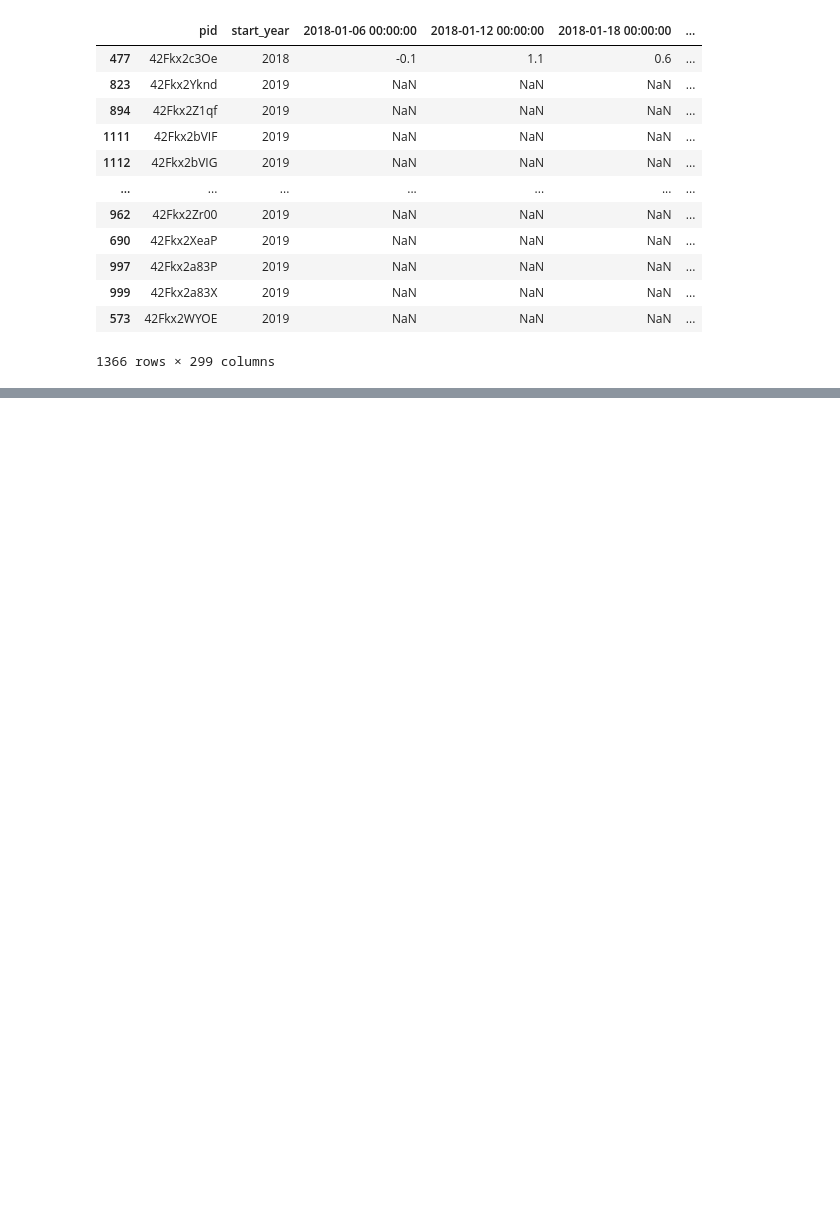
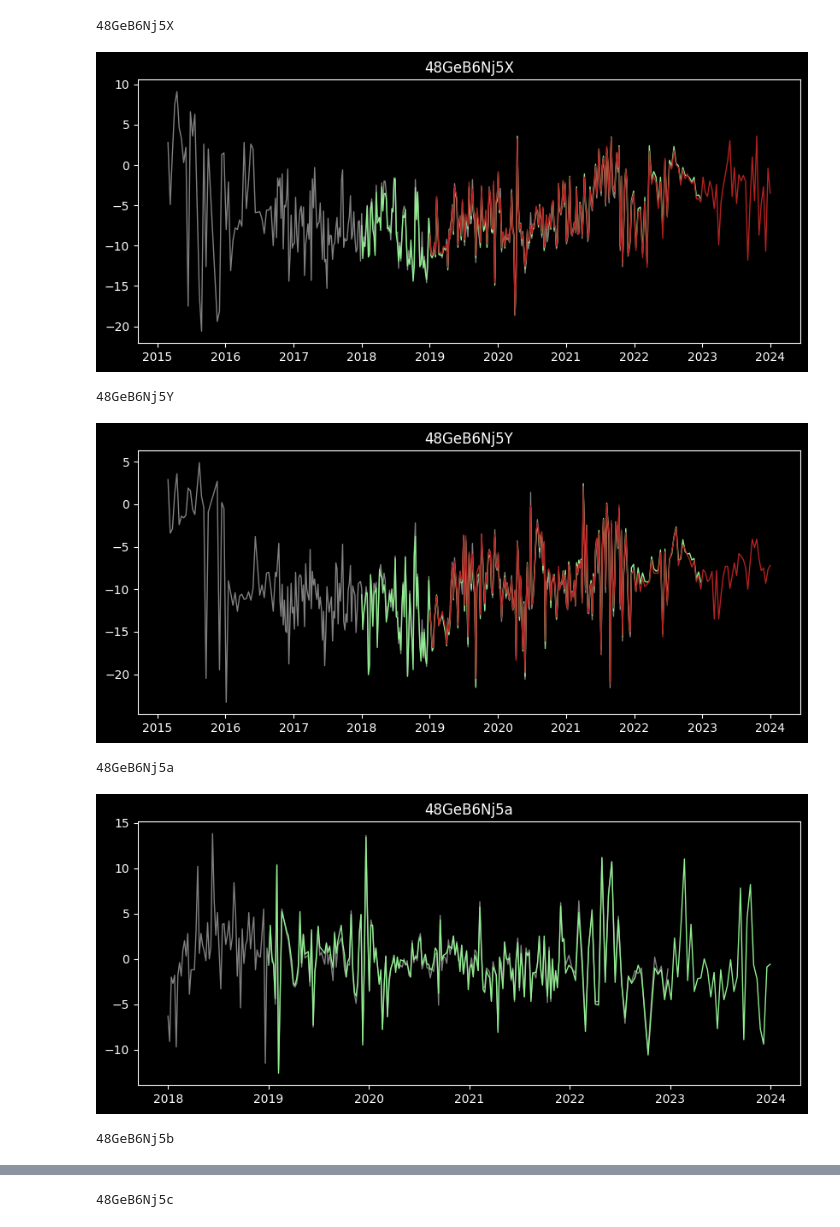
Before and after one commit to ekngaize/insar_infrastructure, a Jupyter notebook: main_ts_assembling.ipynb, the cells around one changed output, grey strips where cells are left out. Drawn from its saved outputs; the diff is of its cells as text; code cells hidden in the pictures; blank space fills up the shorter version.

```diff
--- a/main_ts_assembling.ipynb
+++ b/main_ts_assembling.ipynb
@@ -13,6 +1,17 @@ columns_to_plot = ['mean_velocity', 'acceleration']
 # %%
+import geopandas as gpd
+from pathlib import Path
+import pandas as pd
+from processing.parse_data import load_insar_time_series, pearsonr_by_pid, align_ts_by_pid
+
+folder_path = './input_data'
+bbox_path = './input_data/bbox.geojson'
+reference_epsg = 4326
+working_epsg = 3945
+columns_to_plot = ['mean_velocity', 'acceleration']
+
 folder = Path(folder_path)
-filepaths = [path for path in folder.rglob('*.csv')][:2]
+filepaths = [path for path in folder.rglob('*.csv')][:3]
 print('Found ' + str(len(filepaths)) + ' files, loading...')
 bbox = gpd.read_file(bbox_path)
 gdf_infos, df_ts = load_insar_time_series(filepaths, bbox)
@@ -23,16 +21,0 @@ Loaded 1366 insar points of measures.
-# %%
-df_ts
-# %% [output]
-|  | pid | start_year | 2018-01-06 00:00:00 | 2018-01-12 00:00:00 | 2018-01-18 00:00:00 | ... |
-| 477 | 42Fkx2c3Oe | 2018 | -0.1 | 1.1 | 0.6 | ... |
-| 823 | 42Fkx2Yknd | 2019 | NaN | NaN | NaN | ... |
-| 894 | 42Fkx2Z1qf | 2019 | NaN | NaN | NaN | ... |
-| 1111 | 42Fkx2bVIF | 2019 | NaN | NaN | NaN | ... |
-| 1112 | 42Fkx2bVIG | 2019 | NaN | NaN | NaN | ... |
-| ... | ... | ... | ... | ... | ... | ... |
-| 962 | 42Fkx2Zr00 | 2019 | NaN | NaN | NaN | ... |
-| 690 | 42Fkx2XeaP | 2019 | NaN | NaN | NaN | ... |
-| 997 | 42Fkx2a83P | 2019 | NaN | NaN | NaN | ... |
-| 999 | 42Fkx2a83X | 2019 | NaN | NaN | NaN | ... |
-| 573 | 42Fkx2WYOE | 2019 | NaN | NaN | NaN | ... |
-1366 rows × 299 columns
@@ -57,0 +22,35 @@ df_ts
+# %%
+df_pearson = pearsonr_by_pid(df_ts)
+df_ts_new = df_ts.merge(df_pearson, on =['pid', 'start_year'], how='left')
+df_ts_new = align_ts_by_pid(df_ts_new, combine=False, pearson_threshold=0.2)
+df_aligned = df_ts_new.merge(gdf_infos, on=['pid', 'start_year'])
+
+date_columns = [col for col in df_ts_new.columns if isinstance(col, pd.Timestamp)]
+df_aligned = gpd.GeoDataFrame(df_aligned, geometry='geometry', crs=gdf_infos.crs)
+
+df_out = df_aligned.copy()
+df_out.columns = [str(col.strftime('%Y-%m-%d')) if col in date_columns else col for col in df_out.columns]
+df_out.to_file('ts_aligned_by_pid.gpkg')
+# %%
+import matplotlib.pyplot as plt
+colors = ['grey', 'lightgreen', 'firebrick']
+for pid in df_aligned['pid'].unique():
+    plt.figure(figsize=(10, 4))
+
+    pid_df = df_aligned[df_aligned['pid'] == pid]
+    print(pid)
+    i=0
+    for _, row in pid_df.iterrows():
+        s = row[date_columns]
+        plt.plot(s, color=colors[i], linewidth=1)
+        plt.title(pid)
+        i += 1
+    plt.show()
+# %% [output]
+48GeB6Nj5X
+[figure, added]
+48GeB6Nj5Y
+[figure, added]
+48GeB6Nj5a
+[figure, added]
+48GeB6Nj5b
@@ -57,0 +58 @@ df_ts
+48GeB6Nj5c
```
Also changed, not shown: parts of 5 cells of this notebook, 2 other files.
